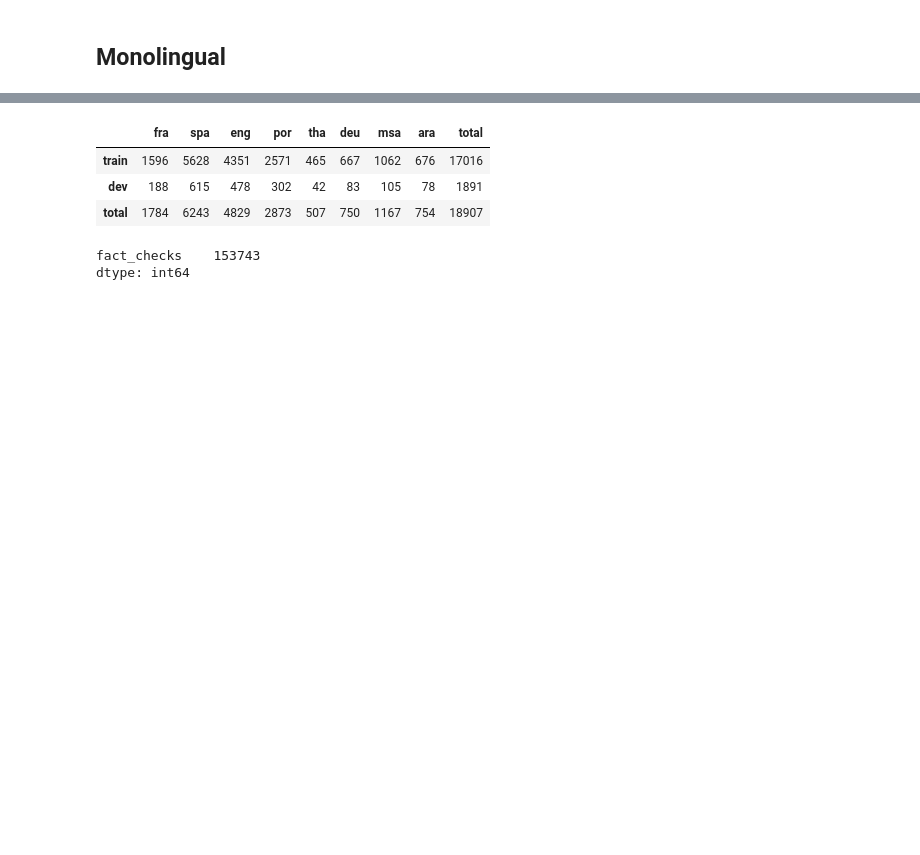
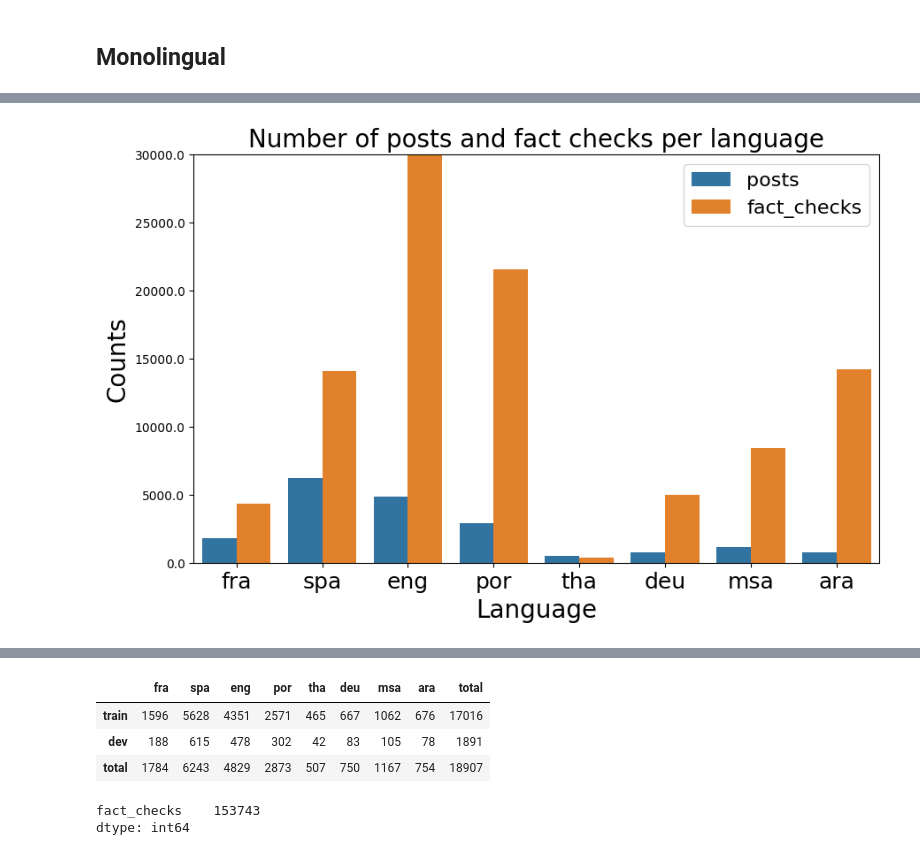
Before and after one commit to BecTome/semeval25-FactCheckedClaimRetrieval, a Jupyter notebook: nbs/data_exploration/Initial_Data_Analysis.ipynb, the cells around one changed output, grey strips where cells are left out. Cells and saved outputs as stored; diff of their text form; code cells hidden in the pictures; blank space fills up the shorter version.

Commit message:
data analysis

```diff
--- a/nbs/data_exploration/Initial_Data_Analysis.ipynb
+++ b/nbs/data_exploration/Initial_Data_Analysis.ipynb
@@ -121,3 +113,26 @@ plt.title("Number of fact check instances per language");
 [figure]
 [figure]
 [figure]
+# %%
+from tkinter import font
+
+
+combined = pd.concat([df_out.iloc[-1:,:-1], df_fcs_an], axis=0).T
+combined["lang"] = combined.index
+combined.reset_index(drop=True, inplace=True)
+combined.rename(columns={"total": "posts"}, inplace=True)
+melted = pd.melt(combined, id_vars=["lang"], value_vars=["posts", "fact_checks"], var_name="type", value_name="counts")
+
+fig, ax1 = plt.subplots(figsize=(10, 6))
+g = sns.barplot(x="lang", y="counts", hue="type", data=melted, ax=ax1)
+ax1.set_title("Number of posts and fact checks per language", fontsize=20)
+ax1.set_ylabel("Counts", fontsize=20)
+ax1.set_xlabel("Language", fontsize=20)
+ax1.set_ylim(0, 30000)
+ax1.set_xticklabels(ax1.get_xticklabels(), fontsize=18)
+ax1.set_yticklabels(ax1.get_yticks(), fontsize=10)
+plt.legend(fontsize=16)
+
+plt.savefig("monolingual_stats.png")
+# %% [output]
+[figure, added]
```
Also changed, not shown: parts of 4 cells of this notebook, 3 other files.
